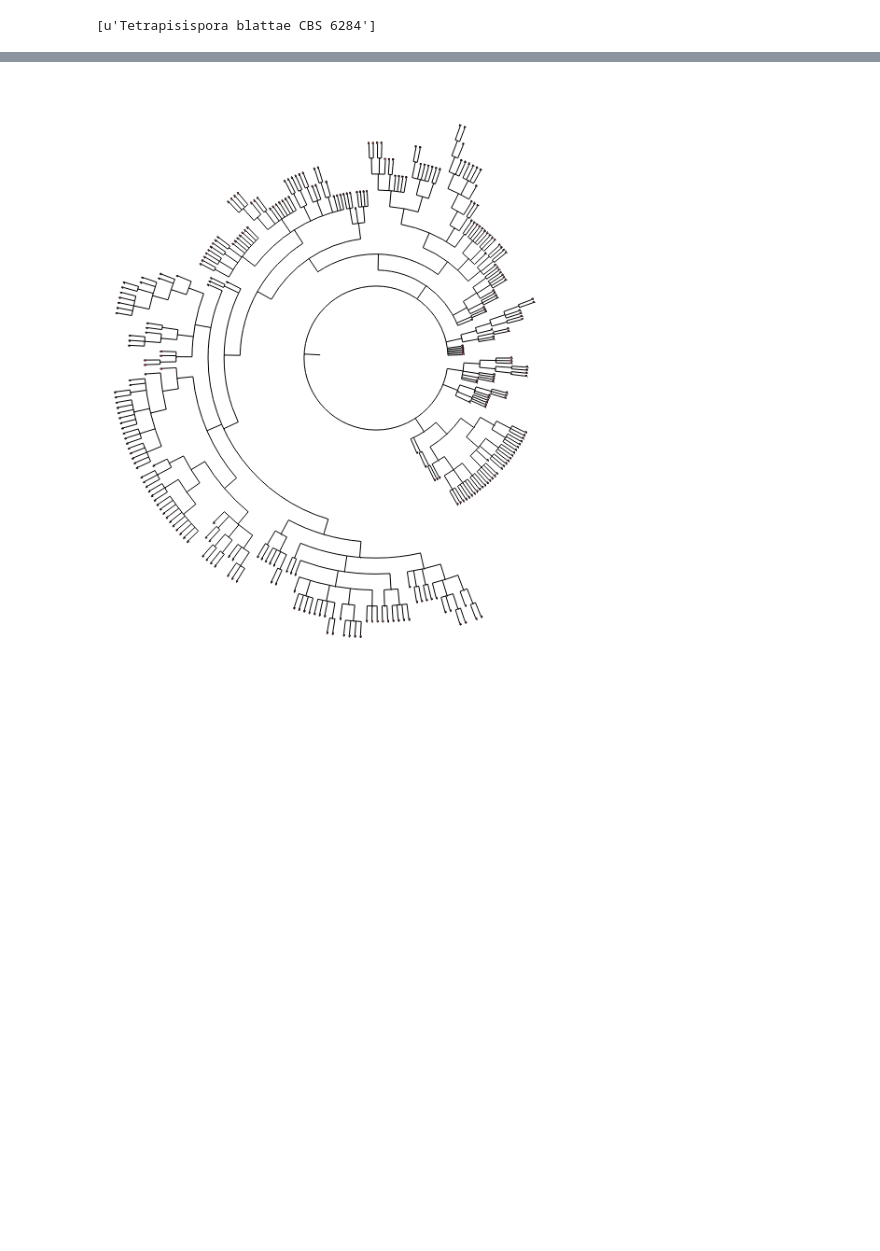
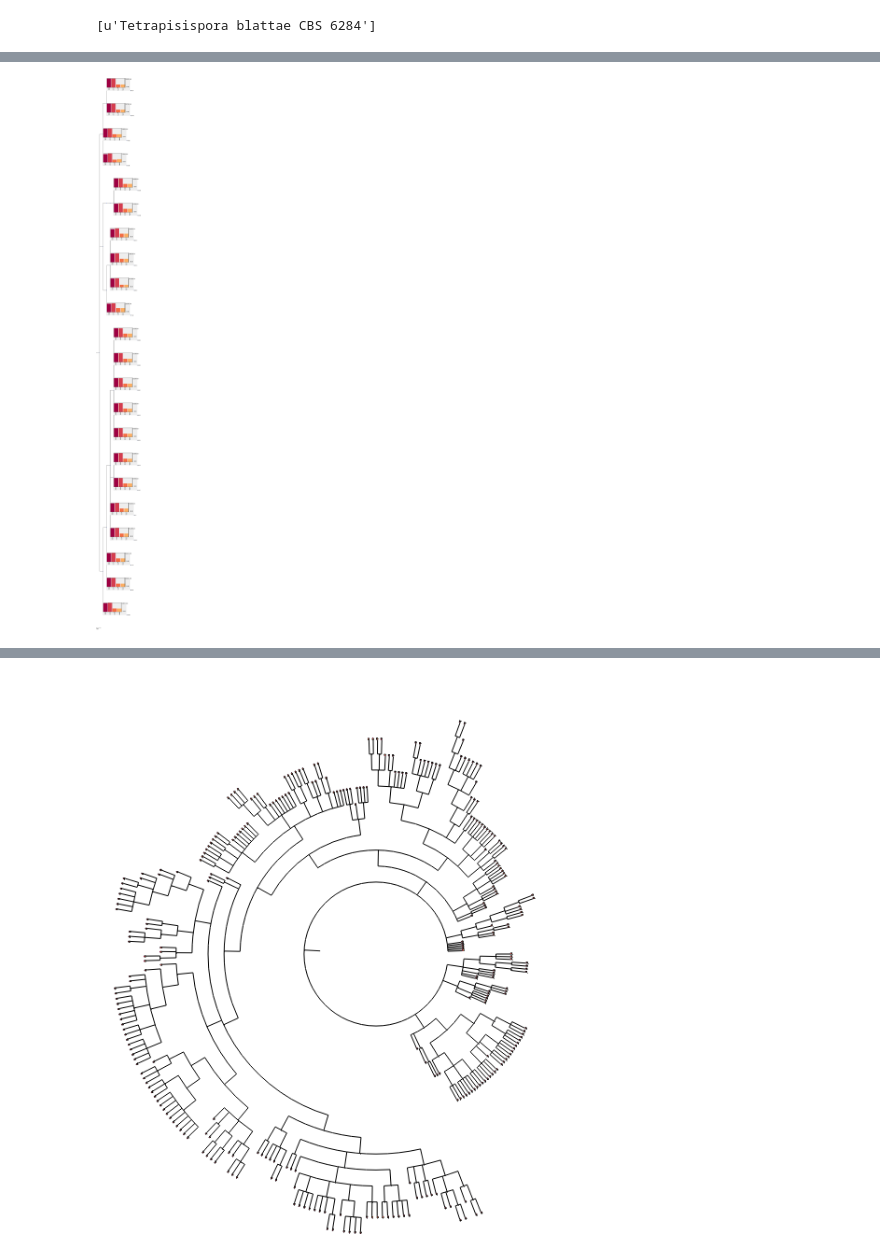
Before and after one commit to hamid58b/bio, a Jupyter notebook: ete/ETE Examples.ipynb, the cells around one changed output, grey strips where cells are left out. Saved outputs shown, nothing was run; the diff lists cells and outputs as text; code cells hidden in the pictures; blank space fills up the shorter version.

```diff
--- a/ete/ETE Examples.ipynb
+++ b/ete/ETE Examples.ipynb
@@ -27,9 +37,19 @@ from ete3 import NCBITaxa, Tree, TreeStyle
 import numpy as np
 import pandas as pd
 
-#index_col='taxid'
-df=pd.read_csv("stats.csv", names=['taxid','CDS','CDS_Mean','exon','exon_Mean','gene','gene_Mean','mRNA','mRNA_Mean'])
-info=df.loc[df['taxid'] == 1043005].values.tolist()
-print(info)
-print(info[0][0])
+def get_leaves_taxid(nodeset):
+    ncbi =NCBITaxa()
+    df=pd.read_csv("stats.csv", names=['taxid','CDS','CDS_Mean','exon','exon_Mean','gene','gene_Mean','mRNA','mRNA_Mean'])
+    taxid_list=df['taxid']
+    gff_set=set()
+    for nodeid in nodeset:
+        for taxid in taxid_list:
+            if nodeid in ncbi.get_lineage(taxid):
+                gff_set.add(taxid)
+    return gff_set
+nodeset={ 451867}
+taxid_list=get_leaves_taxid(nodeset)
+taxid_list.update(nodeset)
+t = ncbi.get_topology(taxid_list,intermediate_nodes=False)
+print(t)
 # %% [output]
@@ -66,0 +71,69 @@ set([1043004, 1043005, 1570301])
+# %%
+import sys
+import random
+from ete3 import Tree,NCBITaxa, faces, TreeStyle, COLOR_SCHEMES
+from IPython.display import Image, display
+import pandas as pd
+
+schema_names = COLOR_SCHEMES.keys()
+ncbi = NCBITaxa()
+
+df=pd.read_csv("stats.csv", names=['taxid','CDS','CDS_Mean','exon','exon_Mean','gene','gene_Mean','mRNA','mRNA_Mean'])
+taxid_list=df['taxid']
+
+def layout(node):
+    node_Name= ncbi.translate_to_names([int(node.name)])
+    if node.is_leaf():
+        info=df.loc[df['taxid'] == int(node.name)].values.tolist()
+        row=info[0]
+        F= faces.BarChartFace([row[1],row[3],row[5],row[7]], min_value=0,
+                              colors=COLOR_SCHEMES["spectral"],
+                              labels = ['CDS','exon','gene','mRNA'],
+                              label_fsize=10, scale_fsize=10)
+        faces.add_face_to_node(F,node, 0, position="branch-top")
+        F.background.color = "#eee"
+        node.add_features(CDS=row[1])
+        node.add_features(exon=row[3])
+        node.add_features(gene=row[5])
+        node.add_features(mRNA=row[7])
+        #print (ncbi.translate_to_names(int(node.name)))
+        node.add_features(tax2name=  str(get_name(int(node.name)) ))
+
+
+    else:
+        nodeset=set()
+        nodeset.add(int(node.name))
+        taxid_list=get_leaves_taxid(nodeset)
+        node.add_features(GFF_No=len(taxid_list))
+        info= df[df['taxid'].isin(taxid_list)]['CDS'].mean()
+        node.add_features(avg_CDS=info)
+        info= df[df['taxid'].isin(taxid_list)]['exon'].mean()
+        node.add_features(avg_exon=info)
+        info= df[df['taxid'].isin(taxid_list)]['gene'].mean()
+        node.add_features(avg_gene=info)
+        info= df[df['taxid'].isin(taxid_list)]['mRNA'].mean()
+        node.add_features(avg_mRNA=info)
+
+
+def build_tree():
+    #nodeset={ 1570301, 5579, 5014, 147541}
+    nodeset={ 1570301, 5579, 5014, 147541}
+
+    taxid_list=get_leaves_taxid(nodeset)
+    taxid_list.update(nodeset)
+    t = ncbi.get_topology(taxid_list,intermediate_nodes=False)
+
+    ts = TreeStyle()
+    ts.layout_fn = layout
+    ts.mode = "r"
+    ts.show_leaf_name = True
+
+    return t, ts
+
+if __name__ == '__main__':
+    t, ts = build_tree()
+    t.render("barchart.png", w=400, tree_style=ts)
+    display(Image(filename='barchart.png'))
+    t.show(tree_style=ts)
+# %% [output]
+[figure, added]
```
Also changed, not shown: parts of 28 cells of this notebook, 2 other files.
